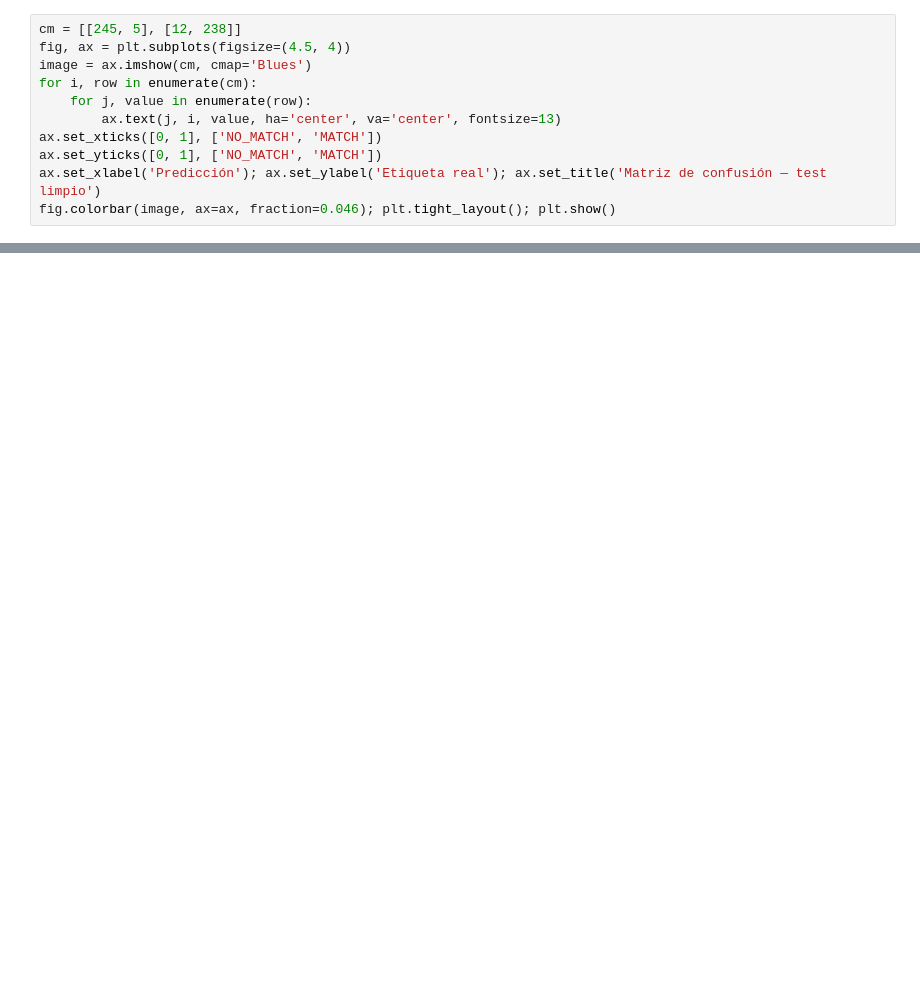
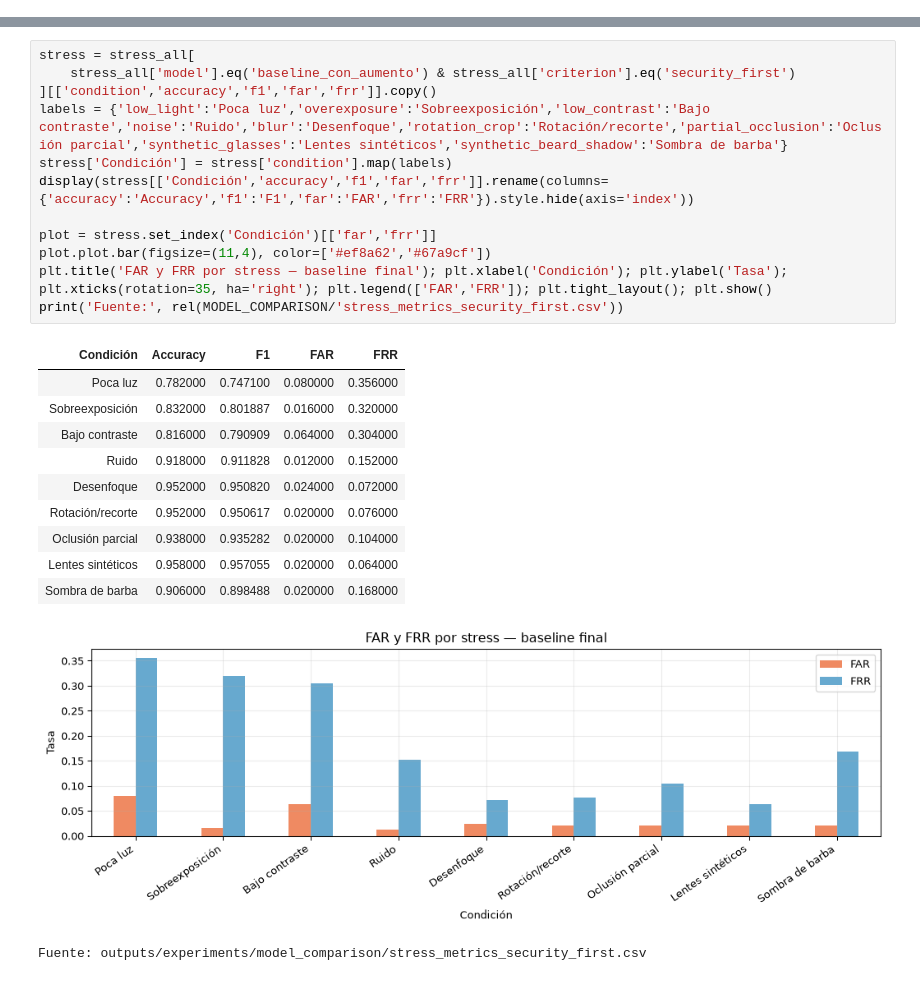
Before and after one commit to deep-access-upao/dual-access-control, a Jupyter notebook: notebooks/99_project_summary.ipynb, the cells around one changed output, grey strips where cells are left out. Drawn from its saved outputs; the diff is of its cells as text; blank space fills up the shorter version.

```diff
--- a/notebooks/99_project_summary.ipynb
+++ b/notebooks/99_project_summary.ipynb
@@ -171,11 +0,0 @@ display(final_metrics.style.hide(axis='index').format(precision=4))
-# %%
-cm = [[245, 5], [12, 238]]
-fig, ax = plt.subplots(figsize=(4.5, 4))
-image = ax.imshow(cm, cmap='Blues')
-for i, row in enumerate(cm):
-    for j, value in enumerate(row):
-        ax.text(j, i, value, ha='center', va='center', fontsize=13)
-ax.set_xticks([0, 1], ['NO_MATCH', 'MATCH'])
-ax.set_yticks([0, 1], ['NO_MATCH', 'MATCH'])
-ax.set_xlabel('Predicción'); ax.set_ylabel('Etiqueta real'); ax.set_title('Matriz de confusión — test limpio')
-fig.colorbar(image, ax=ax, fraction=0.046); plt.tight_layout(); plt.show()
@@ -284,0 +543,25 @@ El dataset pequeño puede introducir sesgos. FAR implica riesgo de acceso indebi
+# %%
+stress = stress_all[
+    stress_all['model'].eq('baseline_con_aumento') & stress_all['criterion'].eq('security_first')
+][['condition','accuracy','f1','far','frr']].copy()
+labels = {'low_light':'Poca luz','overexposure':'Sobreexposición','low_contrast':'Bajo contraste','noise':'Ruido','blur':'Desenfoque','rotation_crop':'Rotación/recorte','partial_occlusion':'Oclusión parcial','synthetic_glasses':'Lentes sintéticos','synthetic_beard_shadow':'Sombra de barba'}
+stress['Condición'] = stress['condition'].map(labels)
+display(stress[['Condición','accuracy','f1','far','frr']].rename(columns={'accuracy':'Accuracy','f1':'F1','far':'FAR','frr':'FRR'}).style.hide(axis='index'))
+
+plot = stress.set_index('Condición')[['far','frr']]
+plot.plot.bar(figsize=(11,4), color=['#ef8a62','#67a9cf'])
+plt.title('FAR y FRR por stress — baseline final'); plt.xlabel('Condición'); plt.ylabel('Tasa'); plt.xticks(rotation=35, ha='right'); plt.legend(['FAR','FRR']); plt.tight_layout(); plt.show()
+print('Fuente:', rel(MODEL_COMPARISON/'stress_metrics_security_first.csv'))
+# %% [output]
+| Condición | Accuracy | F1 | FAR | FRR |
+| Poca luz | 0.782000 | 0.747100 | 0.080000 | 0.356000 |
+| Sobreexposición | 0.832000 | 0.801887 | 0.016000 | 0.320000 |
+| Bajo contraste | 0.816000 | 0.790909 | 0.064000 | 0.304000 |
+| Ruido | 0.918000 | 0.911828 | 0.012000 | 0.152000 |
+| Desenfoque | 0.952000 | 0.950820 | 0.024000 | 0.072000 |
+| Rotación/recorte | 0.952000 | 0.950617 | 0.020000 | 0.076000 |
+| Oclusión parcial | 0.938000 | 0.935282 | 0.020000 | 0.104000 |
+| Lentes sintéticos | 0.958000 | 0.957055 | 0.020000 | 0.064000 |
+| Sombra de barba | 0.906000 | 0.898488 | 0.020000 | 0.168000 |
+[figure, added]
+Fuente: outputs/experiments/model_comparison/stress_metrics_security_first.csv
```
Also changed, not shown: parts of 84 cells of this notebook, 4 other files.
